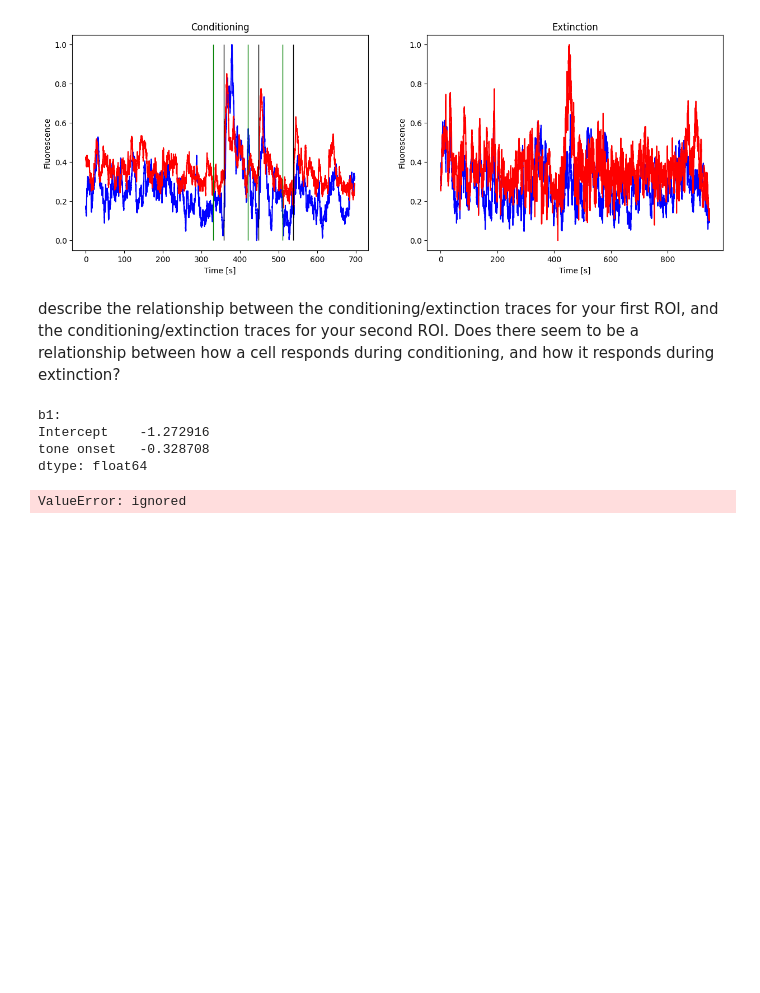
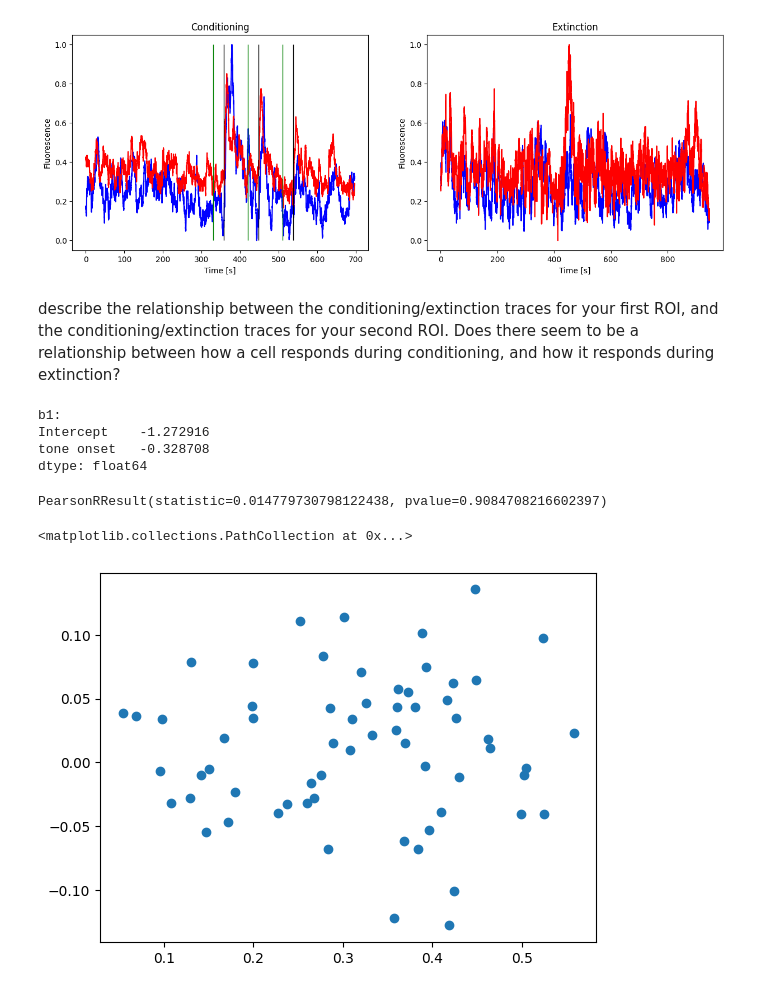
Before and after one commit to Jessie-Grewal/neur_265, a Jupyter notebook: coding_homework_8.ipynb, the cells around one changed output. Saved outputs shown, nothing was run; the diff lists cells and outputs as text; code cells hidden in the pictures; blank space fills up the shorter version.

```diff
--- a/coding_homework_8.ipynb
+++ b/coding_homework_8.ipynb
@@ -75,7 +75,7 @@ fear_traces.shape
 # %% [output]
 (24668, 63)
 # %%
-conditioning_traces = fear_traces[0:10458,:]
+conditioning_traces = fear_traces[:10458,:]
 print(conditioning_traces.shape)
 extinction_traces = fear_traces[10458:,:]
 print(extinction_traces.shape)
@@ -202,10 +202,18 @@ r_model_extinction = np.zeros(63)
 
 for i in range(63):
   trace_temp_extinction = extinction_traces[:,i]
-  model_extinction = sm.GLM(trace_temp_extinction, extinction_predictors, family=Poisson())
+  model_extinction = sm.GLM(trace_temp_extinction, extinction_predictors[:14210], family=Poisson()) # help; extinction_predictors variable is 14211 but extinction_traces is 14210 (i think)
   model_extinction_results = model_extinction.fit()
   predicted_trace_extinction = model_extinction_results.predict()
-  r3 = pearsonr(trace_temp, predicted_trace_extinction)
+  r3 = pearsonr(trace_temp_extinction, predicted_trace_extinction)
   r_model_extinction[i] = r3.statistic
-# %% [output]
-ValueError: ignored
+# %%
+pearson_conditioning_extinction = pearsonr(r_model_conditioning, r_model_extinction)
+print(pearson_conditioning_extinction)
+# %% [output]
+PearsonRResult(statistic=0.014779730798122438, pvalue=0.9084708216602397)
+# %%
+plt.scatter(r_model_conditioning,r_model_extinction)
+# %% [output]
+<matplotlib.collections.PathCollection at 0x...>
+[figure, added]
```
Also changed, not shown: parts of 2 cells of this notebook.
